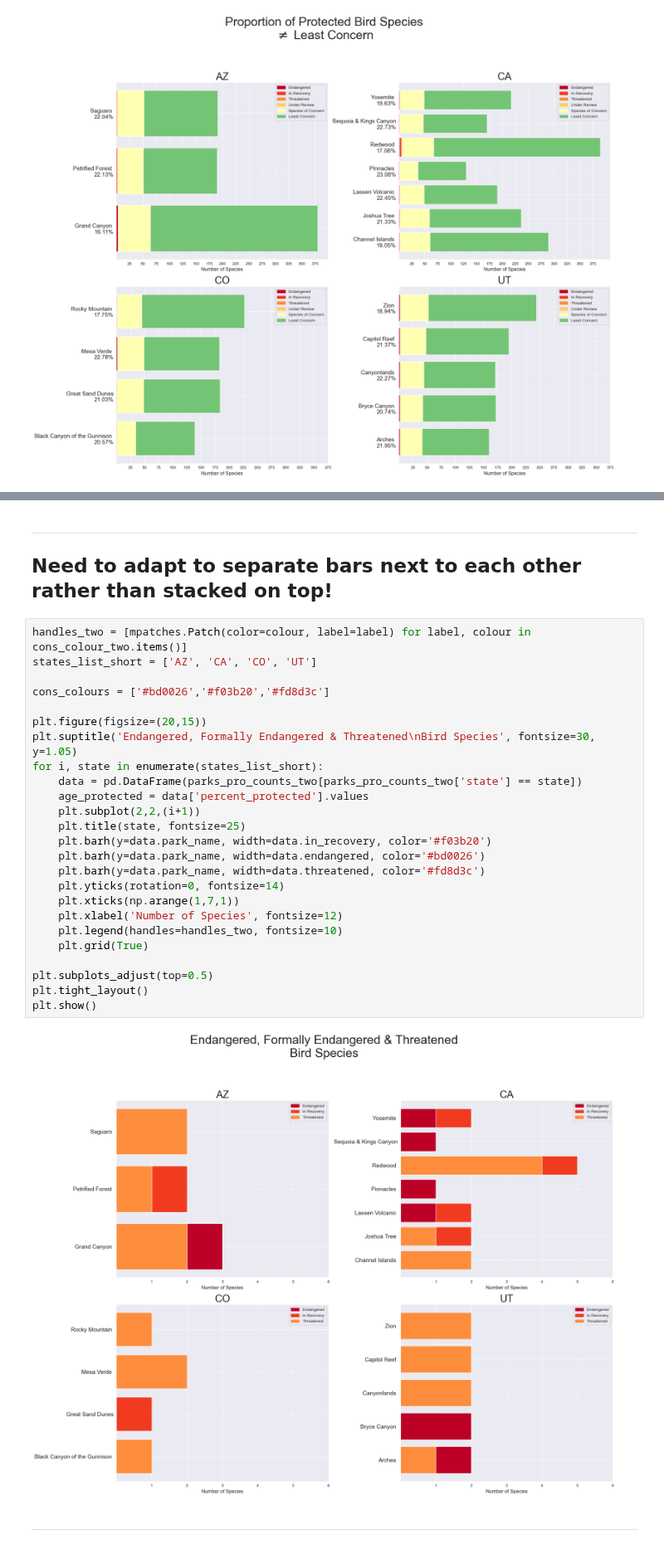
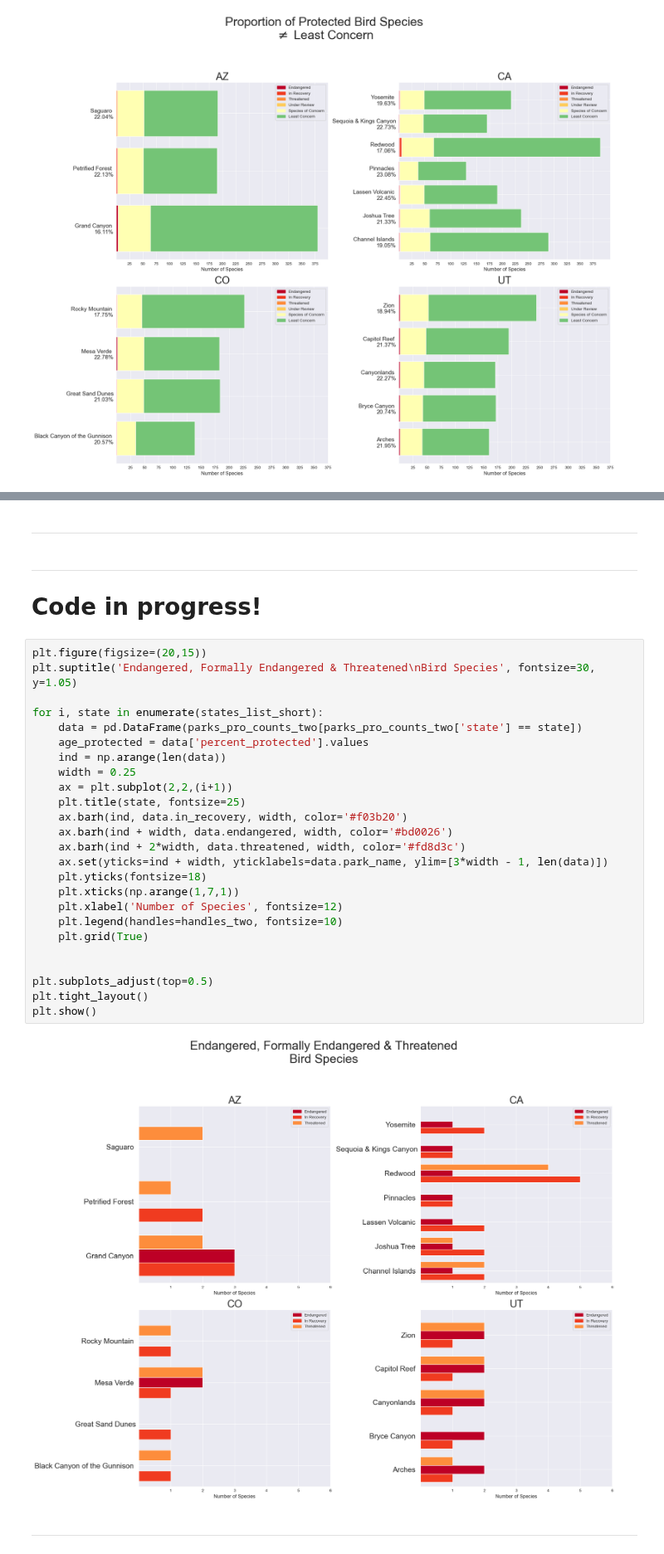
Before and after one commit to pineapple-bois/Biodiversity-In-National-Parks-Real-World, a Jupyter notebook: analysis.ipynb, the cells around one changed output, grey strips where cells are left out. Shown at 83% size. Drawn from its saved outputs; the diff is of its cells as text.

```diff
--- a/analysis.ipynb
+++ b/analysis.ipynb
@@ -364,35 +363,38 @@ plt.show()
 
 Below is a visualisation of these categories
-# %% [markdown]
-----
-## Need to adapt to separate bars next to each other rather than stacked on top!
+# %% [markdown]
+----
+# %% [markdown]
+----
+
+# Code in progress!
 # %%
-handles_two = [mpatches.Patch(color=colour, label=label) for label, colour in cons_colour_two.items()]
-states_list_short = ['AZ', 'CA', 'CO', 'UT']
-
-cons_colours = ['#bd0026','#f03b20','#fd8d3c']
-
 plt.figure(figsize=(20,15))
 plt.suptitle('Endangered, Formally Endangered & Threatened\nBird Species', fontsize=30, y=1.05)
+
 for i, state in enumerate(states_list_short):
     data = pd.DataFrame(parks_pro_counts_two[parks_pro_counts_two['state'] == state])
     age_protected = data['percent_protected'].values
-    plt.subplot(2,2,(i+1))
+    ind = np.arange(len(data))
+    width = 0.25
+    ax = plt.subplot(2,2,(i+1))
     plt.title(state, fontsize=25)
-    plt.barh(y=data.park_name, width=data.in_recovery, color='#f03b20')
-    plt.barh(y=data.park_name, width=data.endangered, color='#bd0026')
-    plt.barh(y=data.park_name, width=data.threatened, color='#fd8d3c')
-    plt.yticks(rotation=0, fontsize=14)
+    ax.barh(ind, data.in_recovery, width, color='#f03b20')
+    ax.barh(ind + width, data.endangered, width, color='#bd0026')
+    ax.barh(ind + 2*width, data.threatened, width, color='#fd8d3c')
+    ax.set(yticks=ind + width, yticklabels=data.park_name, ylim=[3*width - 1, len(data)])
+    plt.yticks(fontsize=18)
     plt.xticks(np.arange(1,7,1))
     plt.xlabel('Number of Species', fontsize=12)
     plt.legend(handles=handles_two, fontsize=10)
     plt.grid(True)
 
+
 plt.subplots_adjust(top=0.5)
 plt.tight_layout()
 plt.show()
 # %% [output]
-[figure, old version]
+[figure, new version]
 # %% [markdown]
 ----
 # %% [markdown]
```
Also changed, not shown: parts of 2 cells of this notebook.
